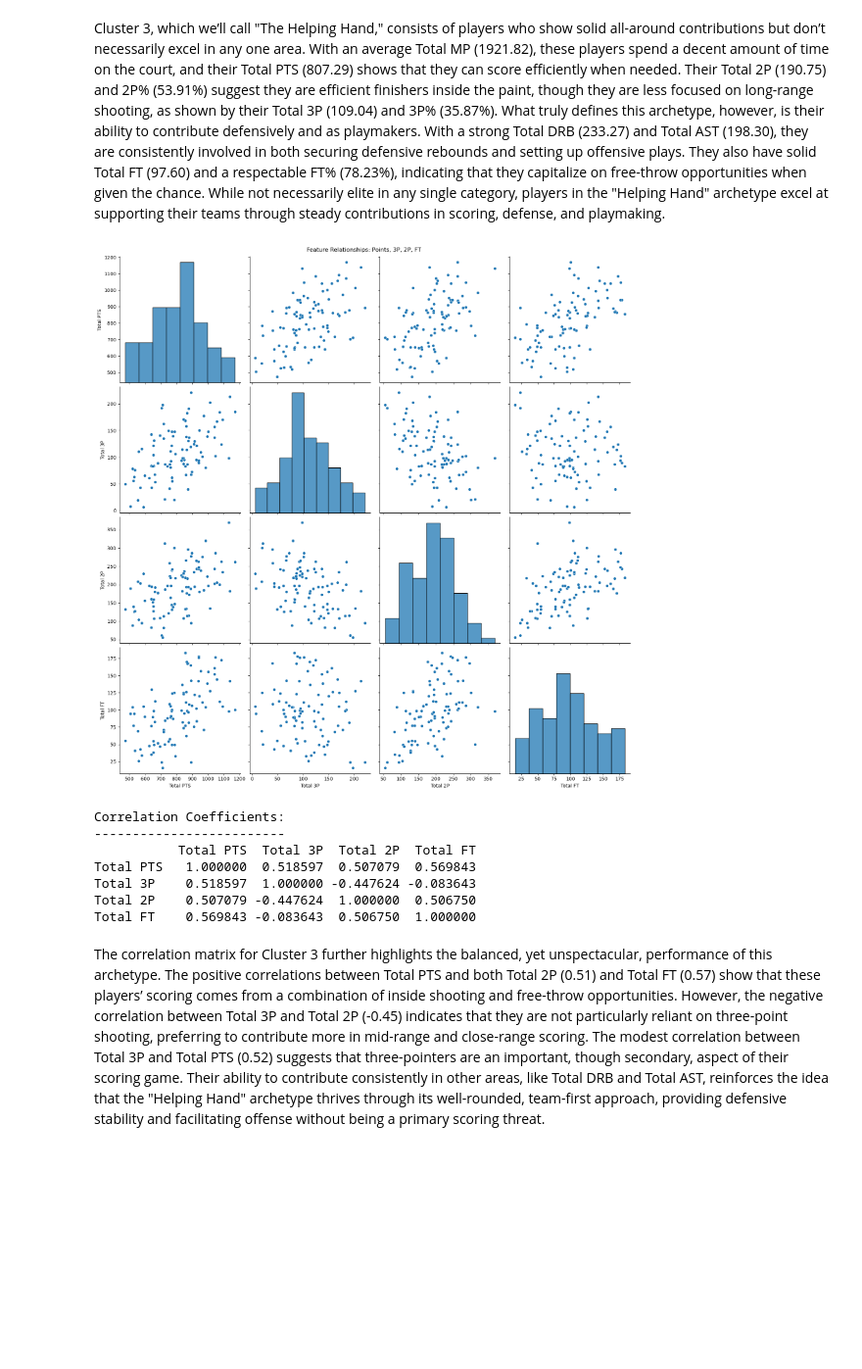
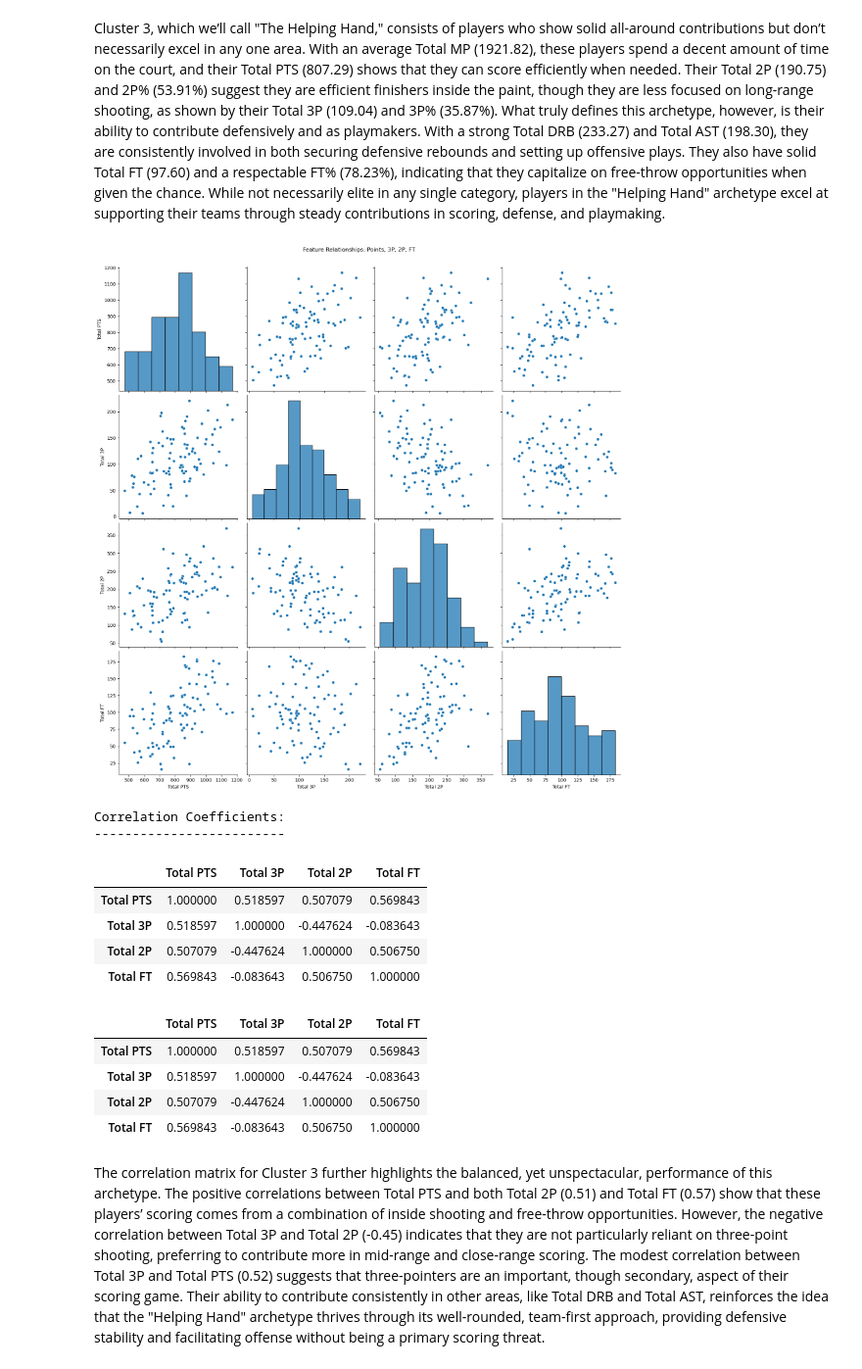
Before and after one commit to nazstephen/NBA-Archetypes, a Jupyter notebook: Project Notebook Part 2.ipynb, the cells around one changed output. Shown at 98% size. Saved outputs shown, nothing was run; the diff lists cells and outputs as text; code cells hidden in the pictures; blank space fills up the shorter version.

```diff
--- a/Project Notebook Part 2.ipynb
+++ b/Project Notebook Part 2.ipynb
@@ -397,15 +509,20 @@ dtype: float64
 # %% [markdown]
 Cluster 3, which we’ll call "The Helping Hand," consists of players who show solid all-around contributions but don’t necessarily excel in any one area. With an average Total MP (1921.82), these players spend a decent amount of time on the court, and their Total PTS (807.29) shows that they can score efficiently when needed. Their Total 2P (190.75) and 2P% (53.91%) suggest they are efficient finishers inside the paint, though they are less focused on long-range shooting, as shown by their Total 3P (109.04) and 3P% (35.87%). What truly defines this archetype, however, is their ability to contribute defensively and as playmakers. With a strong Total DRB (233.27) and Total AST (198.30), they are consistently involved in both securing defensive rebounds and setting up offensive plays. They also have solid Total FT (97.60) and a respectable FT% (78.23%), indicating that they capitalize on free-throw opportunities when given the chance. While not necessarily elite in any single category, players in the "Helping Hand" archetype excel at supporting their teams through steady contributions in scoring, defense, and playmaking.
 # %%
-plot_pairplot(cluster_3)
+plot_feature_relationships(cluster_3)
 # %% [output]
-[figure, old version]
+[figure, new version]
 Correlation Coefficients:
 -------------------------
-           Total PTS  Total 3P  Total 2P  Total FT
-Total PTS   1.000000  0.518597  0.507079  0.569843
-Total 3P    0.518597  1.000000 -0.447624 -0.083643
-Total 2P    0.507079 -0.447624  1.000000  0.506750
-Total FT    0.569843 -0.083643  0.506750  1.000000
+|  | Total PTS | Total 3P | Total 2P | Total FT |
+| Total PTS | 1.000000 | 0.518597 | 0.507079 | 0.569843 |
+| Total 3P | 0.518597 | 1.000000 | -0.447624 | -0.083643 |
+| Total 2P | 0.507079 | -0.447624 | 1.000000 | 0.506750 |
+| Total FT | 0.569843 | -0.083643 | 0.506750 | 1.000000 |
+|  | Total PTS | Total 3P | Total 2P | Total FT |
+| Total PTS | 1.000000 | 0.518597 | 0.507079 | 0.569843 |
+| Total 3P | 0.518597 | 1.000000 | -0.447624 | -0.083643 |
+| Total 2P | 0.507079 | -0.447624 | 1.000000 | 0.506750 |
+| Total FT | 0.569843 | -0.083643 | 0.506750 | 1.000000 |
 # %% [markdown]
 The correlation matrix for Cluster 3 further highlights the balanced, yet unspectacular, performance of this archetype. The positive correlations between Total PTS and both Total 2P (0.51) and Total FT (0.57) show that these players’ scoring comes from a combination of inside shooting and free-throw opportunities. However, the negative correlation between Total 3P and Total 2P (-0.45) indicates that they are not particularly reliant on three-point shooting, preferring to contribute more in mid-range and close-range scoring. The modest correlation between Total 3P and Total PTS (0.52) suggests that three-pointers are an important, though secondary, aspect of their scoring game. Their ability to contribute consistently in other areas, like Total DRB and Total AST, reinforces the idea that the "Helping Hand" archetype thrives through its well-rounded, team-first approach, providing defensive stability and facilitating offense without being a primary scoring threat.
```
Also changed, not shown: parts of 41 cells of this notebook.
